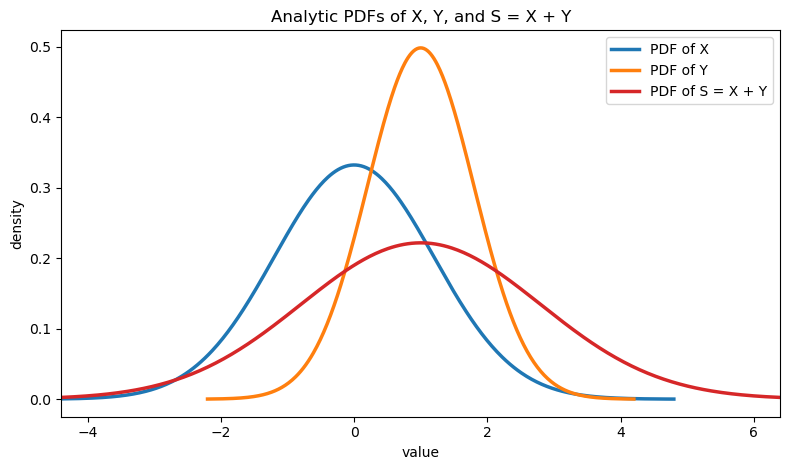
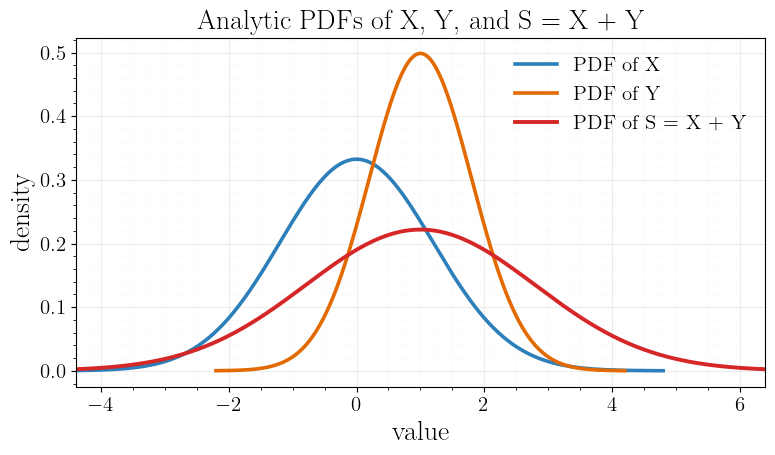
The change to this notebook cell's code, shown as a diff; its figure went from the first image to the second:
--- before
+++ after
@@ -1,4 +1,27 @@
 import numpy as np
 import matplotlib.pyplot as plt
+import shutil
+
+fontsi = 15
+fontsi2 = 20
+if shutil.which('latex') is not None:
+    plt.rc('text', usetex=True)
+    plt.rcParams['font.serif'] = ['Computer Modern']
+plt.rc('font', family='serif')
+plt.rcParams.update({'font.size': fontsi})
+
+COLORS = {
+    'x': '#2C7FB8',
+    'y': '#E36A00',
+    's': '#D62728',
+    'var_s': '#198754',
+}
+
+
+def style_ax(ax):
+    ax.minorticks_on()
+    ax.grid(which='major', alpha=0.22)
+    ax.grid(which='minor', alpha=0.10, linestyle=':')
+    return ax
 
 mu = np.array([0.0, 1.0])
@@ -35,12 +58,14 @@
 print('Analytic variance of S = X + Y:', var_s)
 
-fig, ax = plt.subplots(figsize=(8, 4.8))
-ax.plot(x_grid, pdf_x, lw=2.5, color='tab:blue', label='PDF of X')
-ax.plot(y_grid, pdf_y, lw=2.5, color='tab:orange', label='PDF of Y')
-ax.plot(s_grid, pdf_s, lw=2.5, color='tab:red', label='PDF of S = X + Y')
-ax.set_title('Analytic PDFs of X, Y, and S = X + Y')
-ax.set_xlabel('value')
-ax.set_ylabel('density')
-ax.legend()
+fig, ax = plt.subplots(figsize=(8.0, 4.8))
+ax.plot(x_grid, pdf_x, lw=2.6, color=COLORS['x'], label='PDF of X')
+ax.plot(y_grid, pdf_y, lw=2.6, color=COLORS['y'], label='PDF of Y')
+ax.plot(s_grid, pdf_s, lw=2.8, color=COLORS['s'], label='PDF of S = X + Y')
+ax.set_title('Analytic PDFs of X, Y, and S = X + Y', fontsize=fontsi2)
+ax.set_xlabel('value', fontsize=fontsi2)
+ax.set_ylabel('density', fontsize=fontsi2)
+ax.tick_params(labelsize=fontsi)
+ax.legend(frameon=False, fontsize=fontsi)
+style_ax(ax)
 plt.xlim(mu_s - 3 * sigma_s, mu_s + 3 * sigma_s)
 plt.tight_layout()

Commit: update